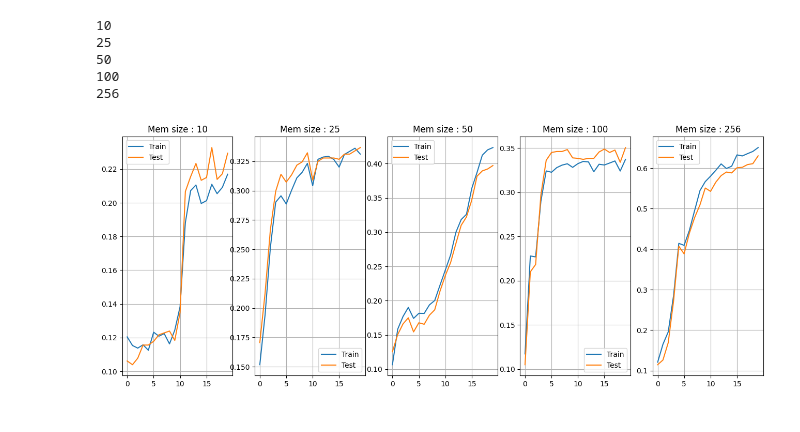
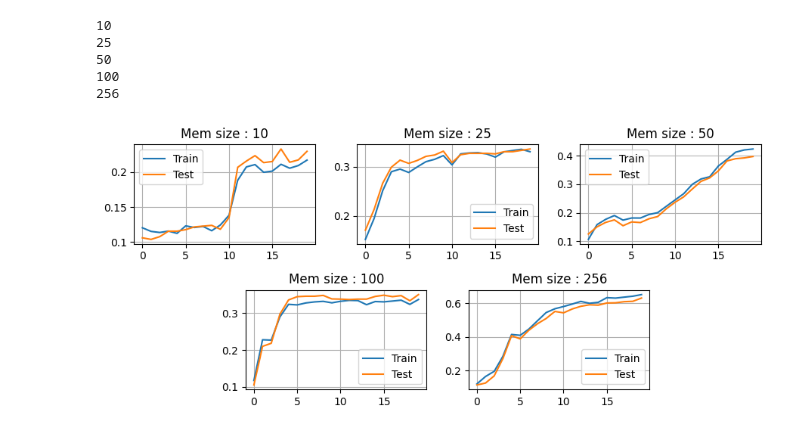
Before and after one commit to AppelEater/jax_machinelearning, a Jupyter notebook: data_visualizer_mem_sizes.ipynb, the cells around one changed output. Drawn from its saved outputs; the diff is of its cells as text; code cells hidden in the pictures.

Commit message:
Updated figures for mem sizes

```diff
--- a/data_visualizer_mem_sizes.ipynb
+++ b/data_visualizer_mem_sizes.ipynb
@@ -7,7 +7,17 @@ from matplotlib.ticker import FuncFormatter
 
 gloober = glob.glob("grid_search13/*")
 
-figs, axs = plt.subplots(1,5,figsize=(16,6))
+row1 = 3
+
+fig = plt.figure(figsize=(3*row1,4))
+
+axs = []
+
+for i in range(row1):
+     axs.append(plt.subplot2grid((2,2*row1), (0,2*i), colspan=2))
+
+for i in range(row1-1):
+     axs.append(plt.subplot2grid((2,2*row1), (1,2*i+1), colspan=2))
 
 best_acc_yet = [0, 0]
 
@@ -22,31 +32,35 @@ gloober = rearange
 
 # Define a custom formatter to round tick labels
 def round_to_decimal(x, pos):
     return f"{round(x, 2)}"  # Round to 2 decimal places
 
 # Apply the custom formatter
 formatter = FuncFormatter(round_to_decimal)
 
+
+
 for idx, glob in enumerate(gloober):
 
     with open(glob, "rb") as f:
         results = pkl.load(f)
         print(len(results["Model Parameters"][0][1][0]))
         axs[idx].plot(results["Accuracy Measurements"]["Training accuracy"], label="Train")
         axs[idx].plot(results["Accuracy Measurements"]["Testing accuracy"], label="Test")
         axs[idx].grid()
         axs[idx].set_title(f"Mem size : {len(results['Model Parameters'][0][1][0])}")
         axs[idx].legend()
         axs[idx].yaxis.set_major_formatter(formatter)
         if np.max(results["Accuracy Measurements"]["Testing accuracy"]) > best_acc_yet[0]:
                 best_acc_yet[0] = np.max(results["Accuracy Measurements"]["Testing accuracy"])
                 best_acc_yet[1] = glob
 
+plt.tight_layout()
+
 plt.savefig("Different_mem_sizes.pdf")
 # %% [output]
 10
 25
 50
 100
 256
-[figure, old version]
+[figure, new version]
```
Also changed, not shown: 2 other files.
